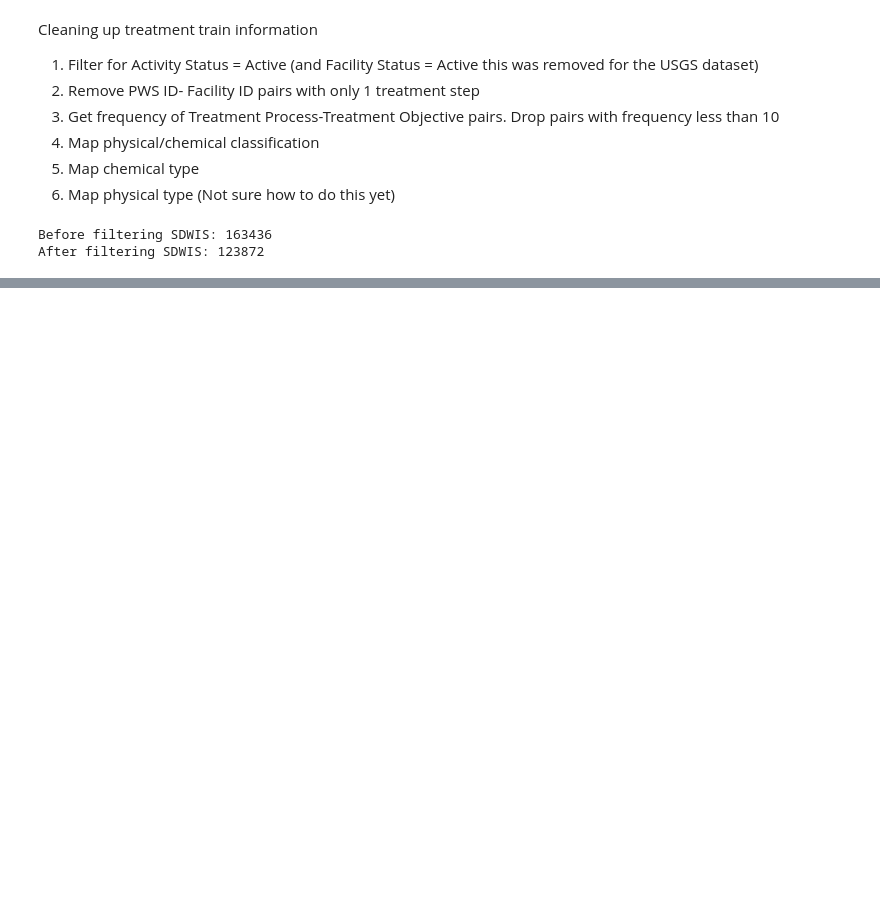
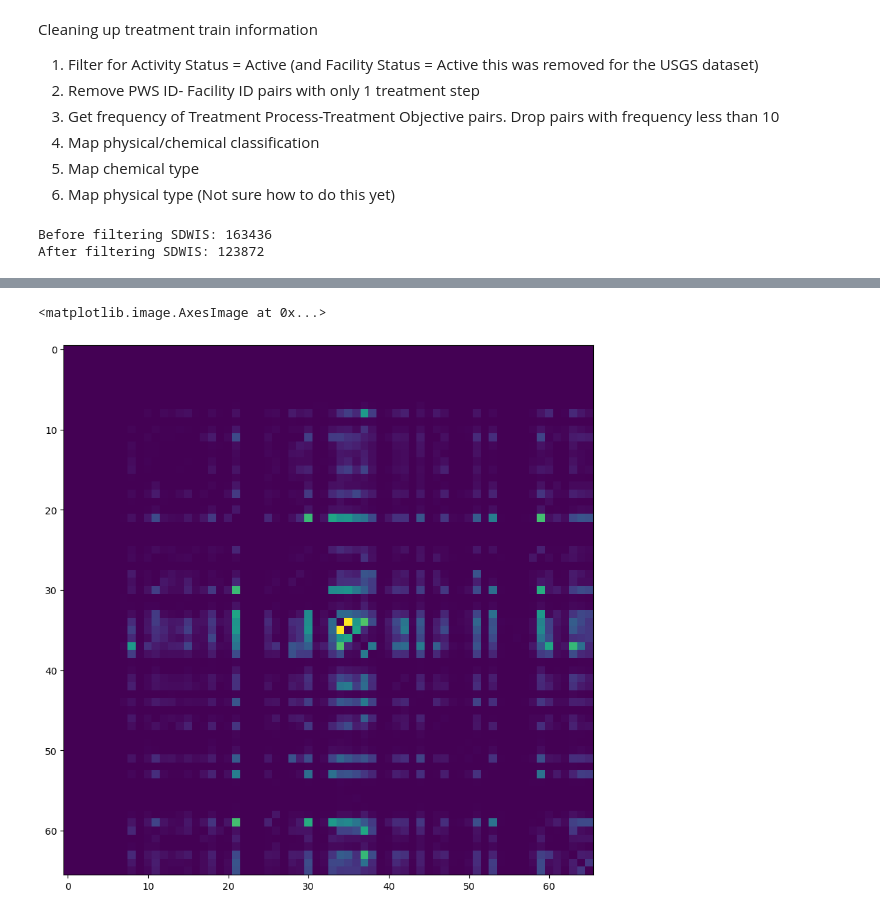
Before and after one commit to MuktaHardikar/WaterTAP3, a Jupyter notebook: watertap3/watertap3/sdwis_treatment_train.ipynb, the cells around one changed output, grey strips where cells are left out. Cells and saved outputs as stored; diff of their text form; code cells hidden in the pictures; blank space fills up the shorter version.

```diff
--- a/watertap3/watertap3/sdwis_treatment_train.ipynb
+++ b/watertap3/watertap3/sdwis_treatment_train.ipynb
@@ -105,0 +106,14 @@ ax.legend(handles=[chemical_patch,physical_patch,in_wt3])
+# %%
+# Which process occur together most frequently?
+
+# Assign codes to each process
+
+unique_treatment_process_code = unique_treatment_process.sort_values(by=0).reset_index(drop=True)
+unique_treatment_process_code.reset_index(inplace=True)
+unique_treatment_process_code.rename(columns={'index':'Code', 0:'Treatment Process'},inplace=True)
+# unique_treatment_process_code.head(5)
+
+sdwis_frequency_mapping = sdwis_filtered[['PWS ID','Facility Id','Treatment Process']]
+sdwis_frequency_mapping = sdwis_frequency_mapping.merge(unique_treatment_process_code, left_on ='Treatment Process', right_on = 'Treatment Process')
+
+sdwis_frequency_mapping.head(5)
@@ -105,0 +127,15 @@ ax.legend(handles=[chemical_patch,physical_patch,in_wt3])
+# %%
+# Iterate through each pair of PWS ID and Facility ID and add the process pair to a treatment process frequency matrix
+
+treatment_process_frequency_matrix = np.zeros((len(unique_treatment_process_code),len(unique_treatment_process_code)))
+
+for pws_id in sdwis_frequency_mapping['PWS ID'].unique():
+    temp_pws = sdwis_frequency_mapping[sdwis_frequency_mapping['PWS ID']==pws_id]
+    for facility_id in temp_pws['Facility Id'].unique():
+        temp_facility = temp_pws[temp_pws['Facility Id']==facility_id]
+        units = temp_facility['Code'].unique()
+
+        for i in units:
+            for j in units:
+                if i!=j:
+                    treatment_process_frequency_matrix[i,j] = treatment_process_frequency_matrix[i,j] + 1
@@ -105,0 +145,6 @@ ax.legend(handles=[chemical_patch,physical_patch,in_wt3])
+# %%
+fig,ax = plt.subplots(figsize=(10,10))
+ax.imshow(treatment_process_frequency_matrix)
+# %% [output]
+<matplotlib.image.AxesImage at 0x...>
+[figure, added]
```
Also changed, not shown: parts of 7 cells of this notebook, 1 other file.
